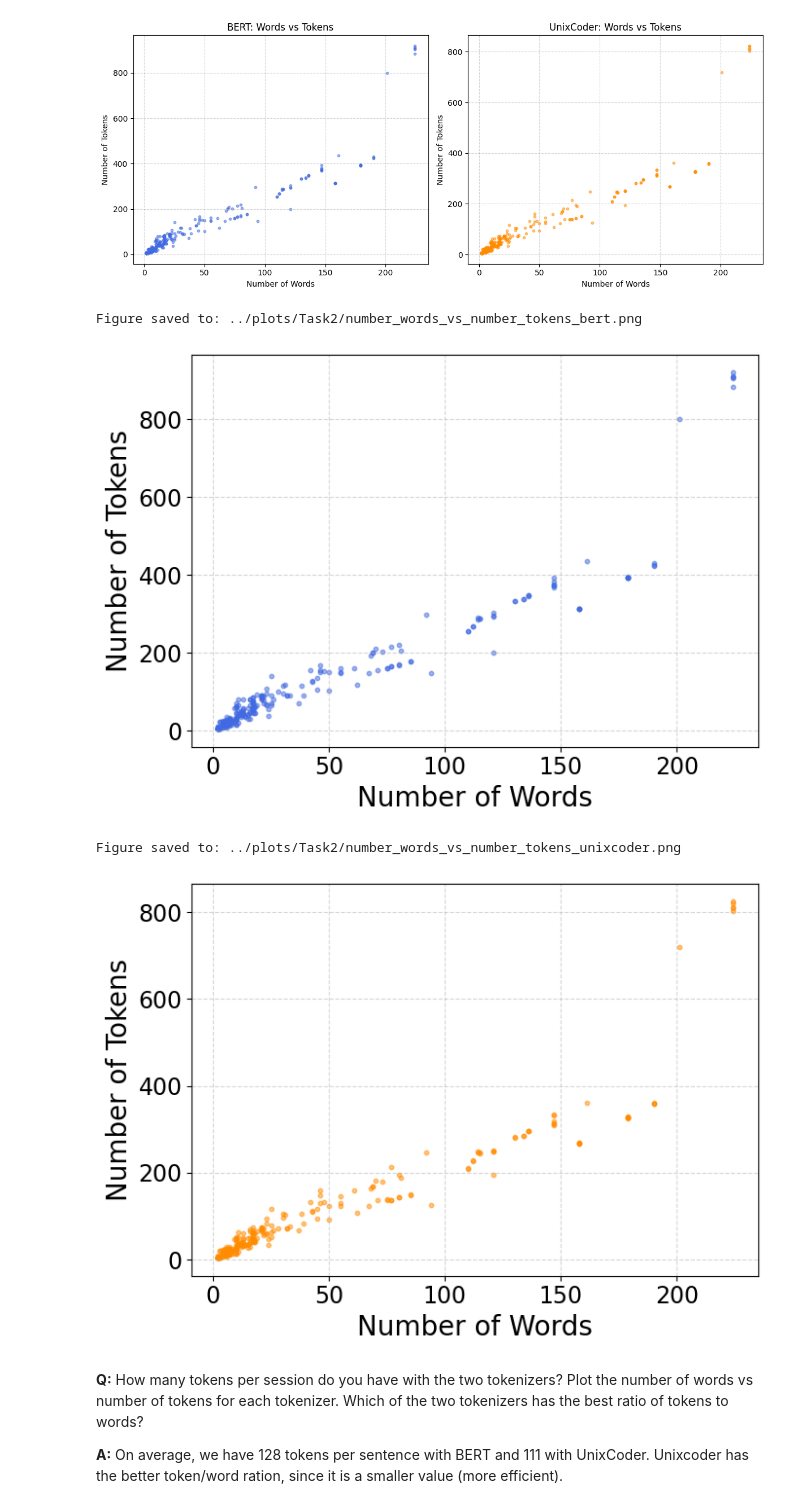
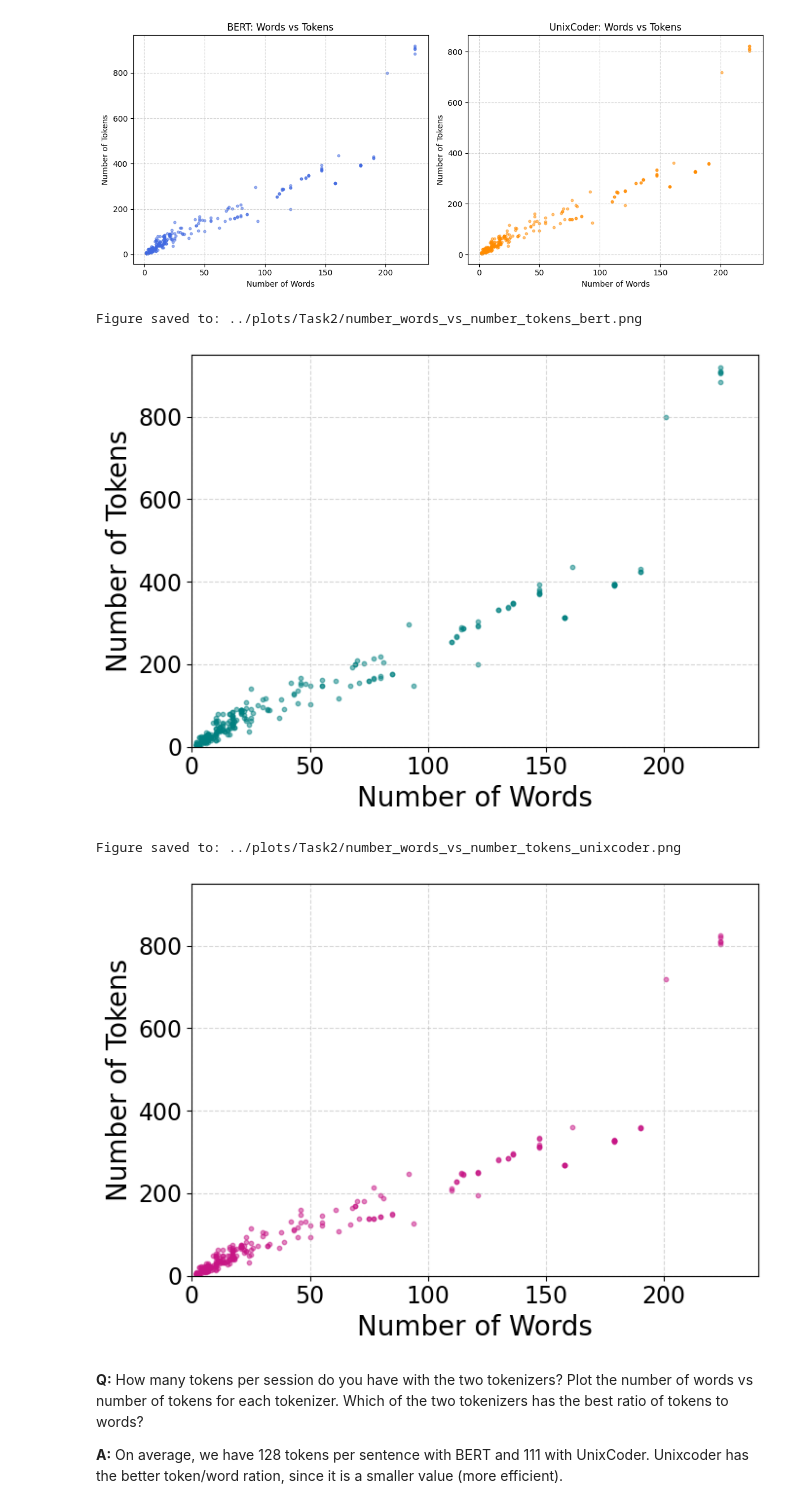
Before and after one commit to RenatoMignone/attack-tactic-recognition-nlp, a Jupyter notebook: lab/notebooks/Task2.ipynb, the cells around one changed output. Saved outputs shown, nothing was run; the diff lists cells and outputs as text; code cells hidden in the pictures.

```diff
--- a/lab/notebooks/Task2.ipynb
+++ b/lab/notebooks/Task2.ipynb
@@ -390,34 +390,38 @@ plt.show()
 # Plot number of words vs number of tokens for each tokenizer
 fig, ax = plt.subplots(1, 1, figsize=(7, 5))
 
-ax.scatter(word_counts_trunc, bert_token_counts_trunc, alpha=0.5, s=10, color='royalblue')
+ax.scatter(word_counts_trunc, bert_token_counts_trunc, alpha=0.5, s=10, color='teal')
 #ax[0].set_title('BERT: Words vs Tokens')
 ax.set_xlabel('Number of Words', fontsize=20)
 ax.set_ylabel('Number of Tokens', fontsize=20)
 ax.tick_params(labelsize=17)
+ax.set_ylim(0, 950)
+ax.set_xlim(0, 240)
 ax.grid(True, linestyle='--', alpha=0.5)
 save_figure_for_report("number_words_vs_number_tokens_bert.png")
 plt.tight_layout()
 plt.show()
 # %% [output]
 Figure saved to: ../plots/Task2/number_words_vs_number_tokens_bert.png
-[figure, old version]
+[figure, new version]
 # %%
 # Plot number of words vs number of tokens for each tokenizer
 fig, ax = plt.subplots(1, 1, figsize=(7, 5))
 
-ax.scatter(word_counts_trunc, unixcoder_token_counts_trunc, alpha=0.5, s=10, color='darkorange')
+ax.scatter(word_counts_trunc, unixcoder_token_counts_trunc, alpha=0.5, s=10, color='mediumvioletred')
 #ax[0].set_title('BERT: Words vs Tokens')
 ax.set_xlabel('Number of Words', fontsize=20)
 ax.set_ylabel('Number of Tokens', fontsize=20)
 ax.tick_params(labelsize=17)
+ax.set_ylim(0, 950)
+ax.set_xlim(0, 240)
 ax.grid(True, linestyle='--', alpha=0.5)
 save_figure_for_report("number_words_vs_number_tokens_unixcoder.png")
 plt.tight_layout()
 plt.show()
 # %% [output]
 Figure saved to: ../plots/Task2/number_words_vs_number_tokens_unixcoder.png
-[figure, old version]
+[figure, new version]
 # %% [markdown]
 **Q:** How many tokens per session do you have with the two tokenizers? Plot the number of words vs number of tokens for each tokenizer. Which of the two tokenizers has the best ratio of tokens to words?
 
```
Also changed, not shown: parts of 2 cells of this notebook, 23 other files.
